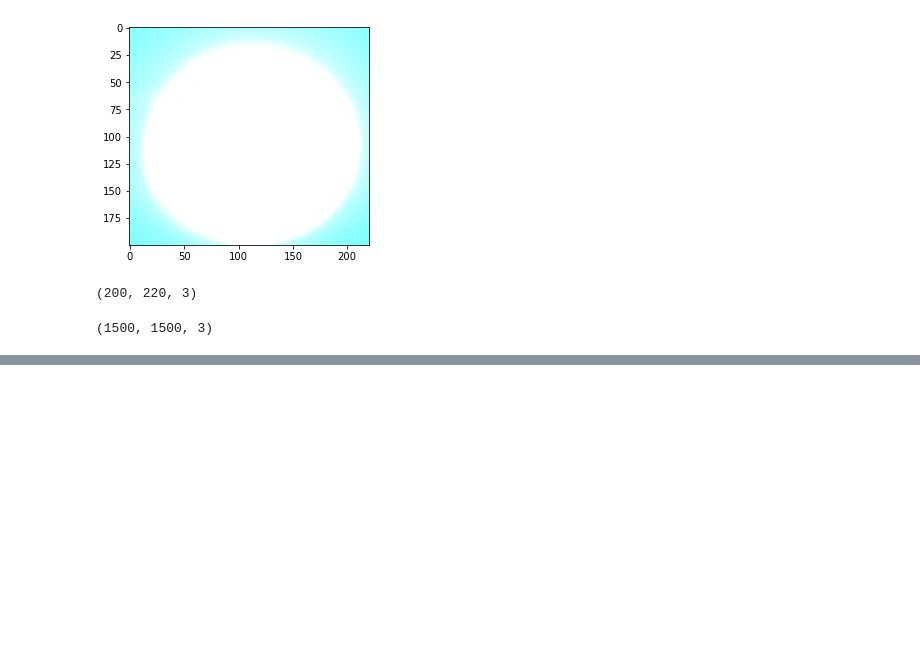
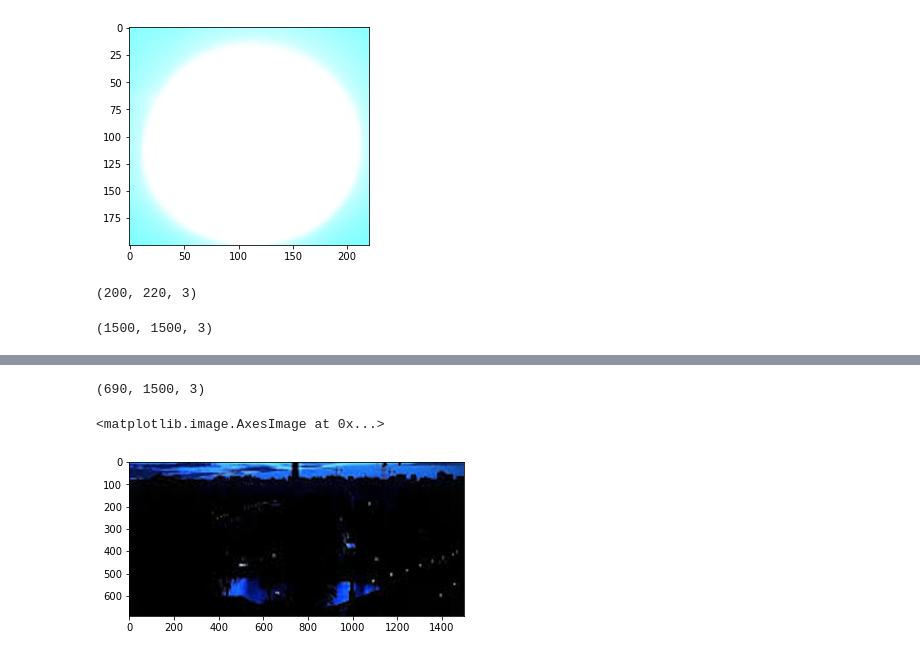
Before and after one commit to rangamani54/Image_process-create-crop-swap-, a Jupyter notebook: Crop and Swap image.ipynb, the cells around one changed output, grey strips where cells are left out. Saved outputs shown, nothing was run; the diff lists cells and outputs as text; code cells hidden in the pictures; blank space fills up the shorter version.

```diff
--- a/Crop and Swap image.ipynb
+++ b/Crop and Swap image.ipynb
@@ -44,0 +56,12 @@ photo_new[480:680, 1150:1370 ] = photo_cropped
+# %%
+#2nd part Let's crop some part of photo_2 and attach it in photo_1
+photo_cropped_2 = photo_new[810:1500, 0:1500]
+# %%
+photo_cropped_2.shape
+# %% [output]
+(690, 1500, 3)
+# %%
+mpl.imshow(photo_cropped_2)
+# %% [output]
+<matplotlib.image.AxesImage at 0x...>
+[figure, added]
```
Also changed, not shown: parts of 16 cells of this notebook, 2 other files.
